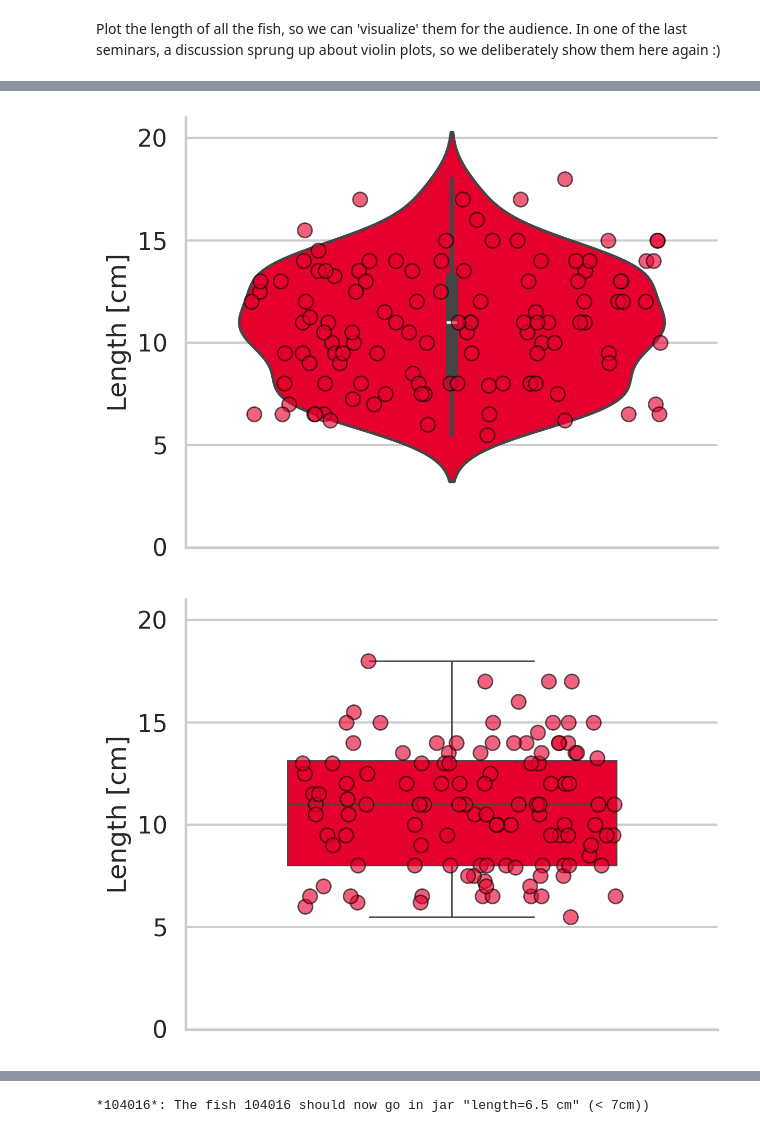
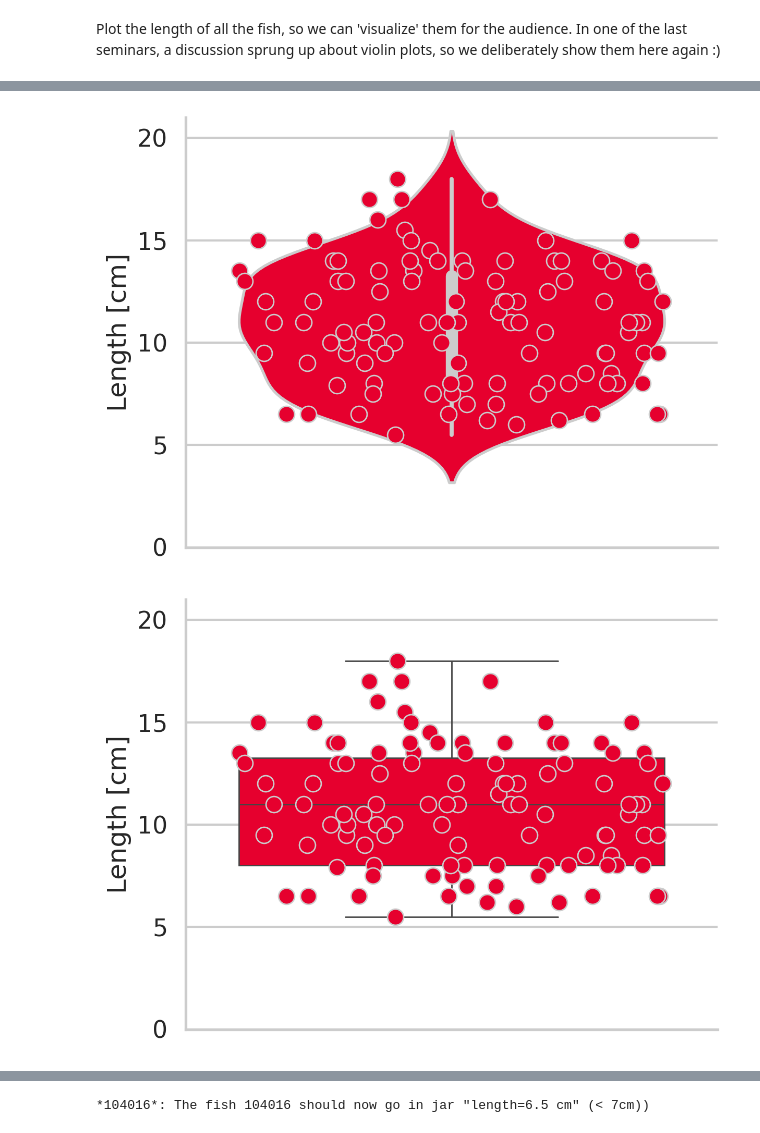
Before and after one commit to habi/Talk.2024.AnatomyInternalSeminar, a Jupyter notebook: notebooks/EAWAG.plots.ipynb, the cells around one changed output, grey strips where cells are left out. Cells and saved outputs as stored; diff of their text form; code cells hidden in the pictures.

```diff
--- a/notebooks/EAWAG.plots.ipynb
+++ b/notebooks/EAWAG.plots.ipynb
@@ -287,24 +330,36 @@ plt.savefig(os.path.join(OutPutDir, 'lengths.plot.png'))
 # %%
 # Plot fish lengths
-seaborn.stripplot(DataMikki['Length(cm)'], color='#E6002E', size=10, edgecolor='black', linewidth=1, jitter=0.8/2, alpha=0.618)
-seaborn.violinplot(DataMikki['Length(cm)'], color='#E6002E', width=0.8, saturation=1)
+numpy.random.seed(1796)
+seaborn.stripplot(DataMikki['Length(cm)'],
+                  color='#E6002E',
+                  size=plt.gca().yaxis.label.get_fontsize() * 0.618,
+                  linewidth=1,
+                  edgecolor='#cccccc',
+                  jitter=0.8/2)
+seaborn.violinplot(DataMikki['Length(cm)'], color='#E6002E', edgecolor='#cccccc', width=0.8, saturation=1)
 plt.ylim([0,21])
 plt.ylabel('Length [cm]')
 seaborn.despine()
 plt.tight_layout()
 plt.savefig(os.path.join(OutPutDir, 'lengths.violinplot.png'))
 # %% [output]
-[figure, old version]
+[figure, new version]
 # %%
 # Plot fish lengths
-seaborn.stripplot(DataMikki['Length(cm)'], color='#E6002E', size=10, edgecolor='black', linewidth=1, jitter=0.618/2, alpha=0.618)
-seaborn.boxplot(DataMikki['Length(cm)'], color='#E6002E', width=0.6187, saturation=1)
+numpy.random.seed(1796)
+seaborn.stripplot(DataMikki['Length(cm)'],
+                  color='#E6002E',
+                  size=plt.gca().yaxis.label.get_fontsize() * 0.618,
+                  linewidth=1,
+                  edgecolor='#cccccc',
+                  jitter=0.8/2)
+seaborn.boxplot(DataMikki['Length(cm)'], color='#E6002E', saturation=1)
 plt.ylim([0, 21])
 plt.ylabel('Length [cm]')
 seaborn.despine()
 plt.tight_layout()
 plt.savefig(os.path.join(OutPutDir, 'lengths.boxplot.png'))
 # %% [output]
-[figure, old version]
+[figure, new version]
 # %%
 # Plot fish lengths
```
Also changed, not shown: parts of 23 cells of this notebook.
